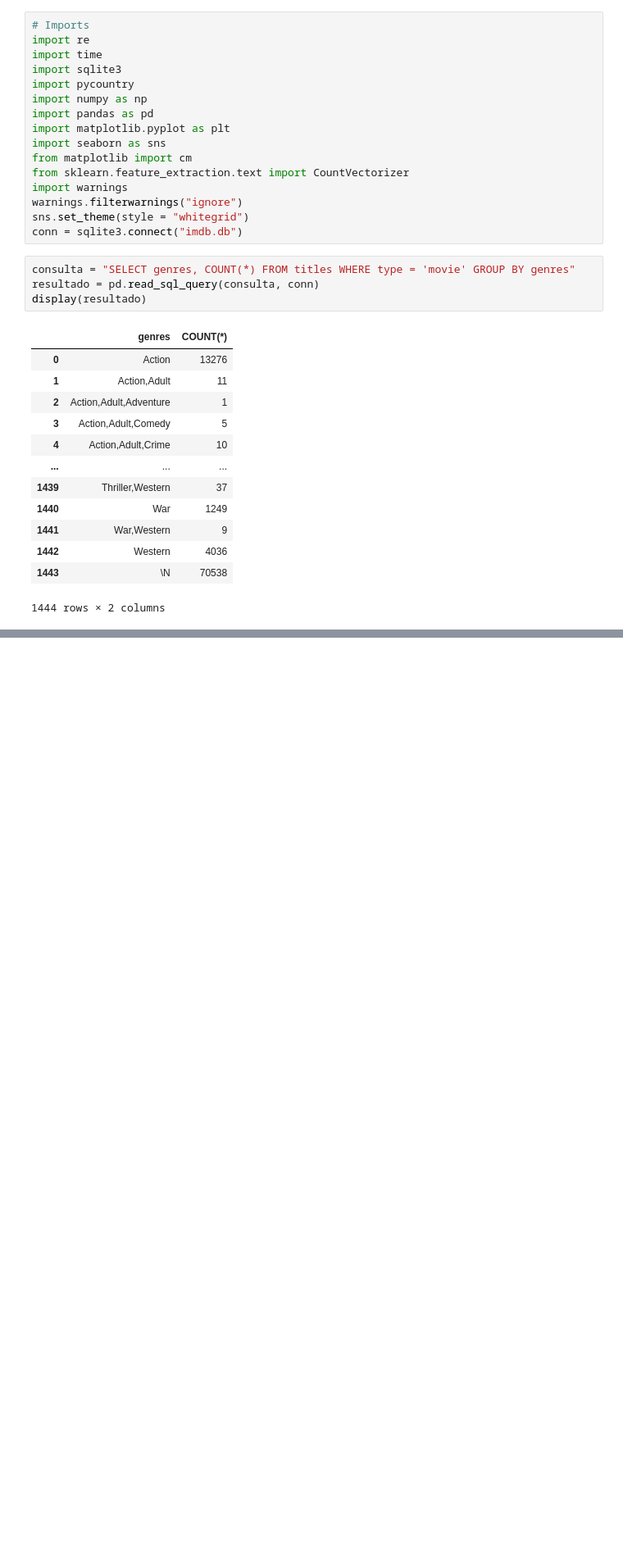
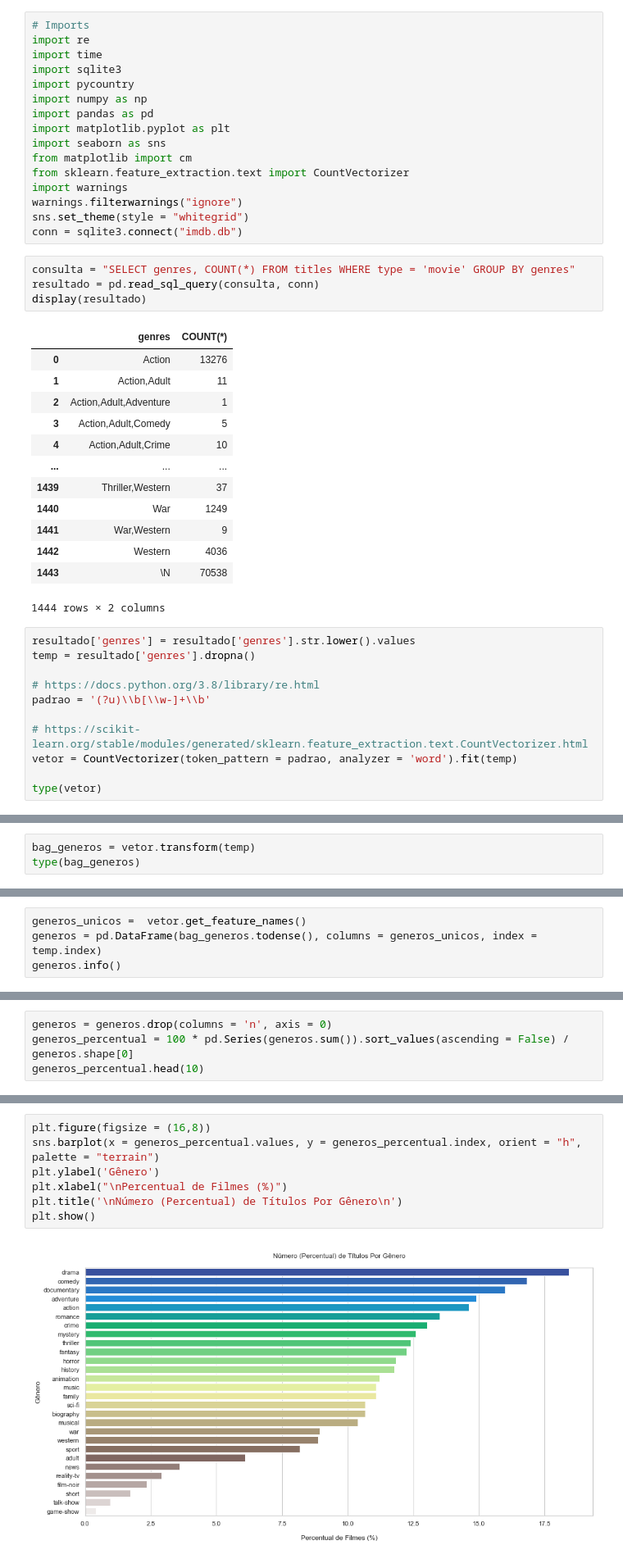
Before and after one commit to lunarti/projeto-imdb, a Jupyter notebook: question2.ipynb, the cells around one changed output, grey strips where cells are left out. Shown: that part at 82% size. Cells and saved outputs as stored; diff of their text form; blank space fills up the shorter version.

```diff
--- a/question2.ipynb
+++ b/question2.ipynb
@@ -34,3 +34,14 @@ display(resultado)
 | 1442 | Western | 4036 |
 | 1443 | \N | 70538 |
 1444 rows × 2 columns
+# %%
+resultado['genres'] = resultado['genres'].str.lower().values
+temp = resultado['genres'].dropna()
+
+# https://docs.python.org/3.8/library/re.html
+padrao = '(?u)\\b[\\w-]+\\b'
+
+# https://scikit-learn.org/stable/modules/generated/sklearn.feature_extraction.text.CountVectorizer.html
+vetor = CountVectorizer(token_pattern = padrao, analyzer = 'word').fit(temp)
+
+type(vetor)
@@ -36,0 +50,3 @@ display(resultado)
+# %%
+bag_generos = vetor.transform(temp)
+type(bag_generos)
@@ -36,0 +55,4 @@ display(resultado)
+# %%
+generos_unicos =  vetor.get_feature_names()
+generos = pd.DataFrame(bag_generos.todense(), columns = generos_unicos, index = temp.index)
+generos.info()
@@ -36,0 +77,4 @@ display(resultado)
+# %%
+generos = generos.drop(columns = 'n', axis = 0)
+generos_percentual = 100 * pd.Series(generos.sum()).sort_values(ascending = False) / generos.shape[0]
+generos_percentual.head(10)
@@ -36,0 +93,9 @@ display(resultado)
+# %%
+plt.figure(figsize = (16,8))
+sns.barplot(x = generos_percentual.values, y = generos_percentual.index, orient = "h", palette = "terrain")
+plt.ylabel('Gênero')
+plt.xlabel("\nPercentual de Filmes (%)")
+plt.title('\nNúmero (Percentual) de Títulos Por Gênero\n')
+plt.show()
+# %% [output]
+[figure, added]
```
Also changed, not shown: parts of 4 cells of this notebook.
